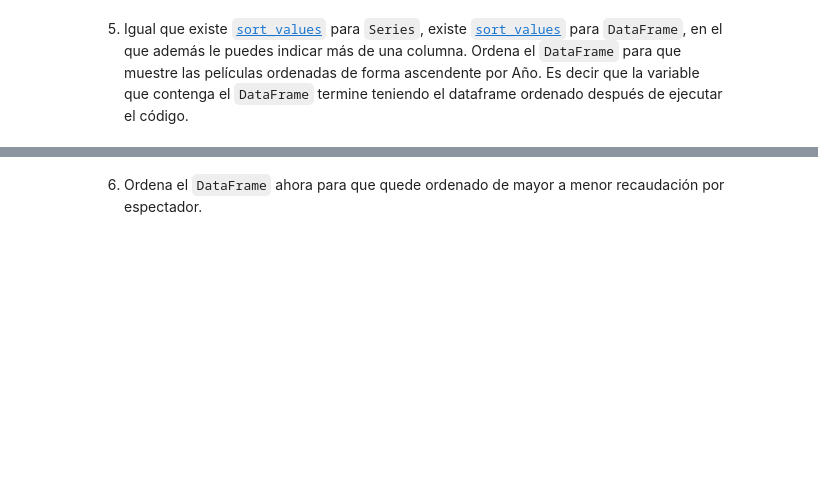
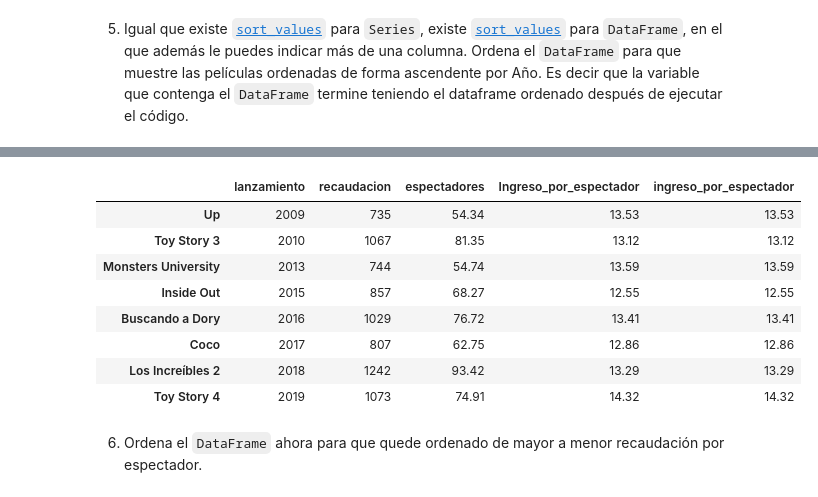
Before and after one commit to csanchosahun/DS-Online-Carlos-Sancho, a Jupyter notebook: 02_Herramientas_Avanzadas/Sprint_04/Unidad_01_Pandas_I/03_Practica_Obligatoria/18_Practica_Obligatoria_Pandas_I.ipynb, the cells around one changed output, grey strips where cells are left out. Drawn from its saved outputs; the diff is of its cells as text; code cells hidden in the pictures; blank space fills up the shorter version.

```diff
--- a/02_Herramientas_Avanzadas/Sprint_04/Unidad_01_Pandas_I/03_Practica_Obligatoria/18_Practica_Obligatoria_Pandas_I.ipynb
+++ b/02_Herramientas_Avanzadas/Sprint_04/Unidad_01_Pandas_I/03_Practica_Obligatoria/18_Practica_Obligatoria_Pandas_I.ipynb
@@ -199,2 +180,16 @@ df_peliculas[df_peliculas['lanzamiento'] < 2016]
+# %%
+# Ordenamos indicando la columna con 'by' y sobreescribimos la variable
+df_peliculas = df_peliculas.sort_values(by="lanzamiento")
+df_peliculas
+# %% [output]
+|  | lanzamiento | recaudacion | espectadores | Ingreso_por_espectador | ingreso_por_espectador |
+| Up | 2009 | 735 | 54.34 | 13.53 | 13.53 |
+| Toy Story 3 | 2010 | 1067 | 81.35 | 13.12 | 13.12 |
+| Monsters University | 2013 | 744 | 54.74 | 13.59 | 13.59 |
+| Inside Out | 2015 | 857 | 68.27 | 12.55 | 12.55 |
+| Buscando a Dory | 2016 | 1029 | 76.72 | 13.41 | 13.41 |
+| Coco | 2017 | 807 | 62.75 | 12.86 | 12.86 |
+| Los Increíbles 2 | 2018 | 1242 | 93.42 | 13.29 | 13.29 |
+| Toy Story 4 | 2019 | 1073 | 74.91 | 14.32 | 14.32 |
 # %% [markdown]
 6. Ordena el `DataFrame` ahora para que quede ordenado de mayor a menor recaudación por espectador.
```
Also changed, not shown: parts of 19 cells of this notebook.
